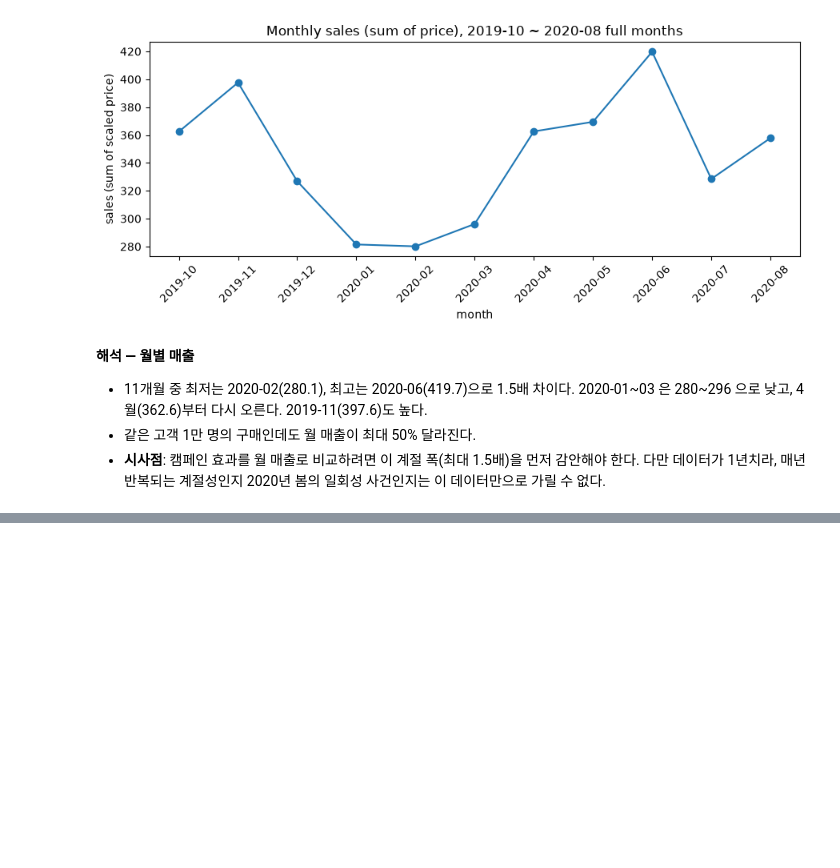
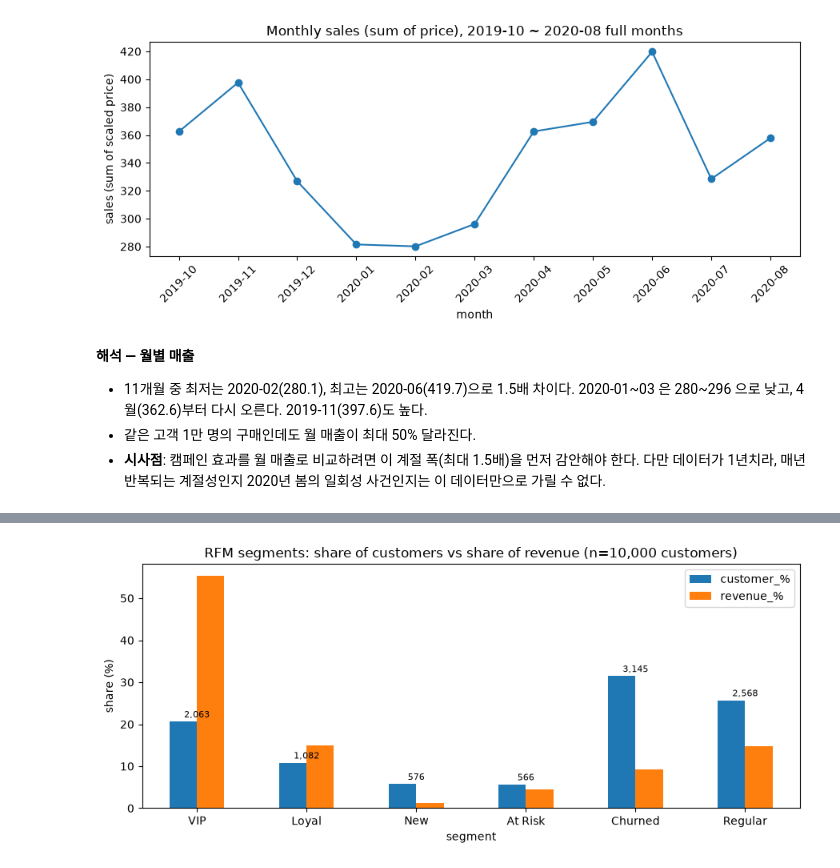
Before and after one commit to sangwoo-codyssey/a1-1-ecommerce-rfm, a Jupyter notebook: notebooks/analysis_report.ipynb, the cells around one changed output, grey strips where cells are left out. Cells and saved outputs as stored; diff of their text form; code cells hidden in the pictures; blank space fills up the shorter version.

```diff
--- a/notebooks/analysis_report.ipynb
+++ b/notebooks/analysis_report.ipynb
@@ -590,0 +646,4 @@ Freq: M
+# %%
+analyzer.segment_customers()
+segments = analyzer.segment_summary()
+segments.round(3)
@@ -590,0 +659,12 @@ Freq: M
+# %%
+fig, ax = plt.subplots(figsize=(9, 4))
+segments[["customer_%", "revenue_%"]].plot.bar(ax=ax, rot=0)
+for i, n in enumerate(segments["customers"]):
+    ax.text(i, segments["customer_%"].iloc[i] + 1, f"{n:,}", ha="center", fontsize=8)  # 막대 위에 고객 수
+ax.set_title("RFM segments: share of customers vs share of revenue (n=10,000 customers)")
+ax.set_xlabel("segment")
+ax.set_ylabel("share (%)")
+plt.tight_layout()
+plt.show()
+# %% [output]
+[figure, added]
```
Also changed, not shown: parts of 10 cells of this notebook, 1 other file.
